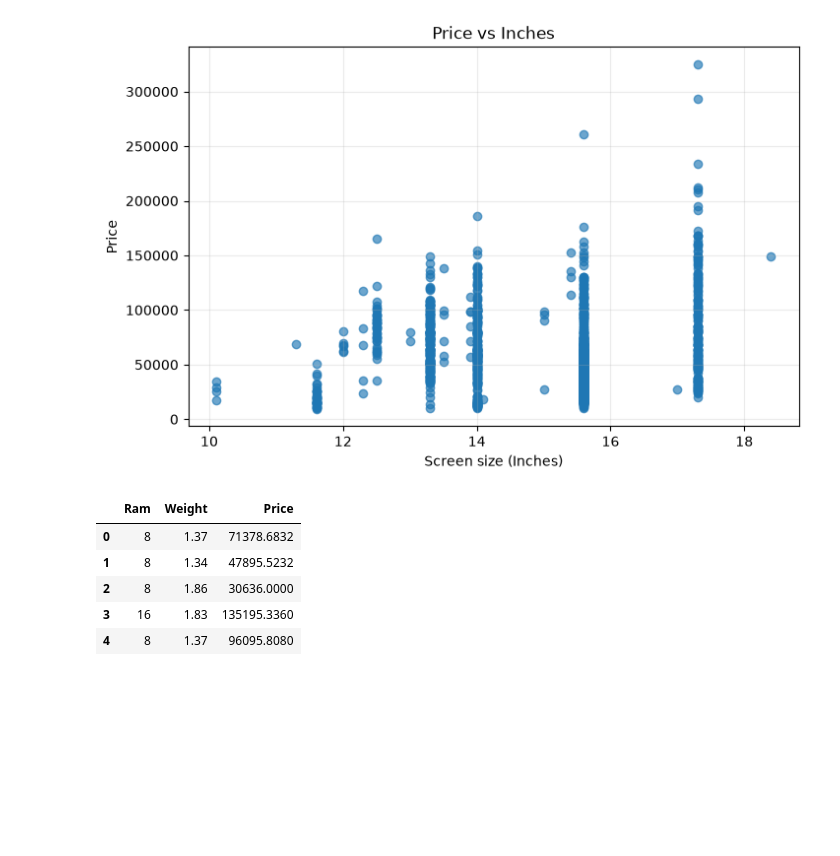
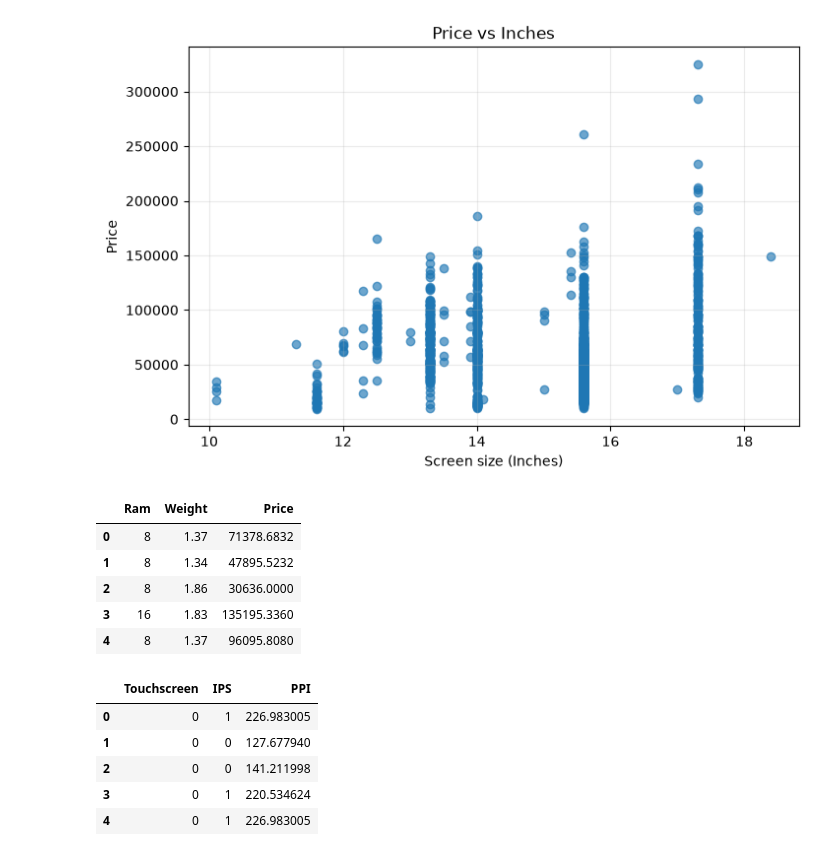
Before and after one commit to 2026aib1053-spark/laptop-price-predictor, a Jupyter notebook: laptop_price_prediction.ipynb, the cells around one changed output. Drawn from its saved outputs; the diff is of its cells as text; code cells hidden in the pictures; blank space fills up the shorter version.

```diff
--- a/laptop_price_prediction.ipynb
+++ b/laptop_price_prediction.ipynb
@@ -128,3 +128,20 @@ display(data[["Ram", "Weight", "Price"]].head())
 | 2 | 8 | 1.86 | 30636.0000 |
 | 3 | 16 | 1.83 | 135195.3360 |
 | 4 | 8 | 1.37 | 96095.8080 |
+# %%
+# Cell 7: Create screen features
+
+data["Touchscreen"] = data["ScreenResolution"].str.contains("Touchscreen").astype(int)
+data["IPS"] = data["ScreenResolution"].str.contains("IPS").astype(int)
+
+resolution = data["ScreenResolution"].str.split().str[-1].str.split("x", expand=True).astype(int)
+data["PPI"] = ((resolution[0] ** 2 + resolution[1] ** 2) ** 0.5) / data["Inches"]
+
+display(data[["Touchscreen", "IPS", "PPI"]].head())
+# %% [output]
+|  | Touchscreen | IPS | PPI |
+| 0 | 0 | 1 | 226.983005 |
+| 1 | 0 | 0 | 127.677940 |
+| 2 | 0 | 0 | 141.211998 |
+| 3 | 0 | 1 | 220.534624 |
+| 4 | 0 | 1 | 226.983005 |
```
